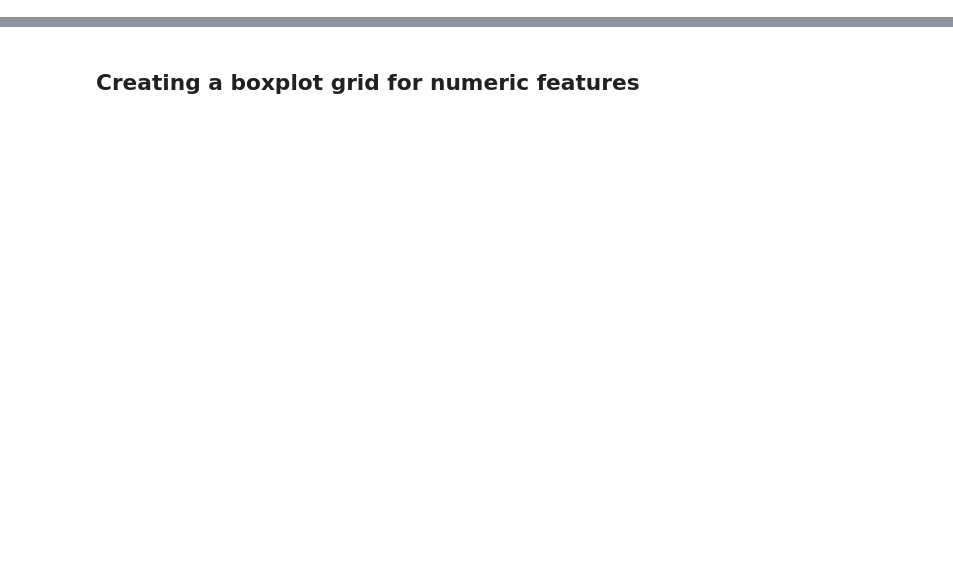
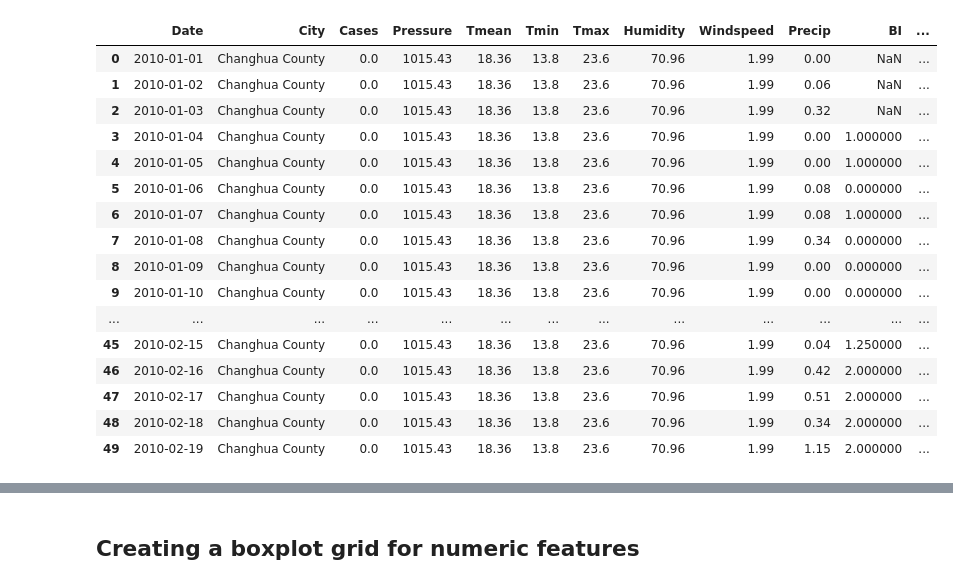
Before and after one commit to AichuTan/Dengue_Taiwan_Forecast, a Jupyter notebook: nb/eda.ipynb, the cells around one changed output, grey strips where cells are left out. Drawn from its saved outputs; the diff is of its cells as text; code cells hidden in the pictures; blank space fills up the shorter version.

```diff
--- a/nb/eda.ipynb
+++ b/nb/eda.ipynb
@@ -155,0 +254,61 @@ Saved 10,713 rows to df_ml.csv
+# %%
+# ===== MERGE ALL TIME SERIES INTO ONE MASTER DATASET =====
+
+# 1. Make sure data types are consistent
+for d in [df_full, df_weather_full, df_rain_full, df_mos_full]:
+    d["Date"] = pd.to_datetime(d["Date"]).dt.normalize()
+    d["City"] = d["City"].astype(str)
+
+df_pop["City"] = df_pop["City"].astype(str)
+
+# 2. Merge step-by-step on City and Date
+df_merged = (
+    df_full
+    .merge(df_weather_full, on=["City","Date"], how="left")
+    .merge(df_rain_full,    on=["City","Date"], how="left")
+    .merge(df_mos_full,     on=["City","Date"], how="left")
+    .merge(df_pop,          on="City", how="left")   # population has no Date column
+    .sort_values(["City","Date"])
+    .reset_index(drop=True)
+)
+
+# After you build df_merged and sort by ["City","Date"]:
+
+mos_cols = [c for c in ["BI","HI","CI","PI","AI","AIAeg","AIAlb"] if c in df_merged.columns]
+wx_cols  = [c for c in ["Pressure","Tmean","Tmin","Tmax","Humidity","Windspeed"] if c in df_merged.columns]
+rain_col = ["Precip"] if "Precip" in df_merged.columns else []
+
+# Cases: keep zero for missing
+if "Cases" in df_merged.columns:
+    df_merged["Cases"] = df_merged["Cases"].fillna(0)
+
+# Weather & rain: interpolate within City (both directions)
+for col in wx_cols + rain_col:
+    df_merged[col] = (df_merged.groupby("City")[col]
+                               .transform(lambda s: s.interpolate(limit_direction="both")))
+
+# Mosquito indices: forward-fill within City ONLY (no backfill)
+for col in mos_cols:
+    df_merged[col] = df_merged.groupby("City")[col].transform(lambda s: s.ffill())
+
+
+# 4. Preview
+df_merged.head(50)
+# %% [output]
+|  | Date | City | Cases | Pressure | Tmean | Tmin | Tmax | Humidity | Windspeed | Precip | BI | ... |
+| 0 | 2010-01-01 | Changhua County | 0.0 | 1015.43 | 18.36 | 13.8 | 23.6 | 70.96 | 1.99 | 0.00 | NaN | ... |
+| 1 | 2010-01-02 | Changhua County | 0.0 | 1015.43 | 18.36 | 13.8 | 23.6 | 70.96 | 1.99 | 0.06 | NaN | ... |
+| 2 | 2010-01-03 | Changhua County | 0.0 | 1015.43 | 18.36 | 13.8 | 23.6 | 70.96 | 1.99 | 0.32 | NaN | ... |
+| 3 | 2010-01-04 | Changhua County | 0.0 | 1015.43 | 18.36 | 13.8 | 23.6 | 70.96 | 1.99 | 0.00 | 1.000000 | ... |
+| 4 | 2010-01-05 | Changhua County | 0.0 | 1015.43 | 18.36 | 13.8 | 23.6 | 70.96 | 1.99 | 0.00 | 1.000000 | ... |
+| 5 | 2010-01-06 | Changhua County | 0.0 | 1015.43 | 18.36 | 13.8 | 23.6 | 70.96 | 1.99 | 0.08 | 0.000000 | ... |
+| 6 | 2010-01-07 | Changhua County | 0.0 | 1015.43 | 18.36 | 13.8 | 23.6 | 70.96 | 1.99 | 0.08 | 1.000000 | ... |
+| 7 | 2010-01-08 | Changhua County | 0.0 | 1015.43 | 18.36 | 13.8 | 23.6 | 70.96 | 1.99 | 0.34 | 0.000000 | ... |
+| 8 | 2010-01-09 | Changhua County | 0.0 | 1015.43 | 18.36 | 13.8 | 23.6 | 70.96 | 1.99 | 0.00 | 0.000000 | ... |
+| 9 | 2010-01-10 | Changhua County | 0.0 | 1015.43 | 18.36 | 13.8 | 23.6 | 70.96 | 1.99 | 0.00 | 0.000000 | ... |
+| ... | ... | ... | ... | ... | ... | ... | ... | ... | ... | ... | ... | ... |
+| 45 | 2010-02-15 | Changhua County | 0.0 | 1015.43 | 18.36 | 13.8 | 23.6 | 70.96 | 1.99 | 0.04 | 1.250000 | ... |
+| 46 | 2010-02-16 | Changhua County | 0.0 | 1015.43 | 18.36 | 13.8 | 23.6 | 70.96 | 1.99 | 0.42 | 2.000000 | ... |
+| 47 | 2010-02-17 | Changhua County | 0.0 | 1015.43 | 18.36 | 13.8 | 23.6 | 70.96 | 1.99 | 0.51 | 2.000000 | ... |
+| 48 | 2010-02-18 | Changhua County | 0.0 | 1015.43 | 18.36 | 13.8 | 23.6 | 70.96 | 1.99 | 0.34 | 2.000000 | ... |
+| 49 | 2010-02-19 | Changhua County | 0.0 | 1015.43 | 18.36 | 13.8 | 23.6 | 70.96 | 1.99 | 1.15 | 2.000000 | ... |
```
Also changed, not shown: parts of 23 cells of this notebook, 1 other file.
